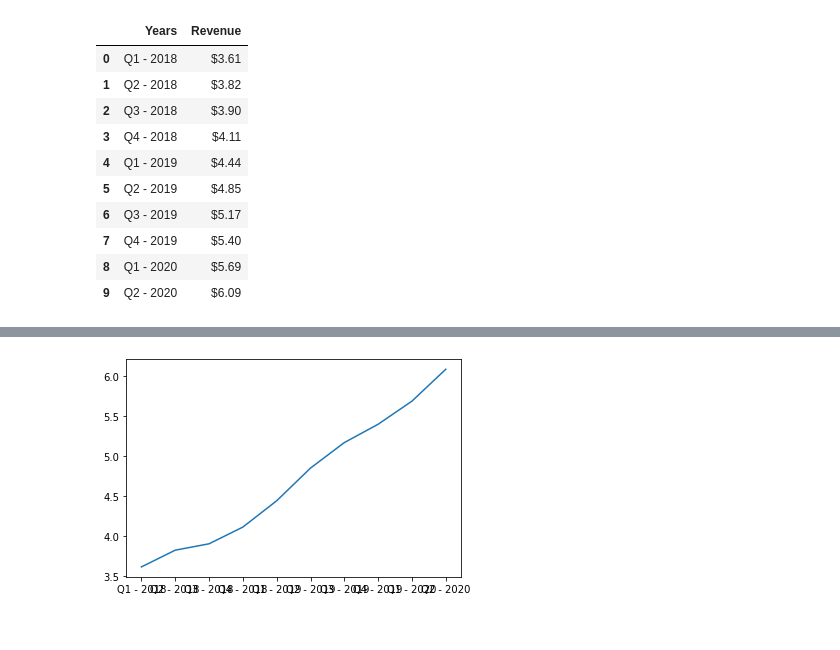
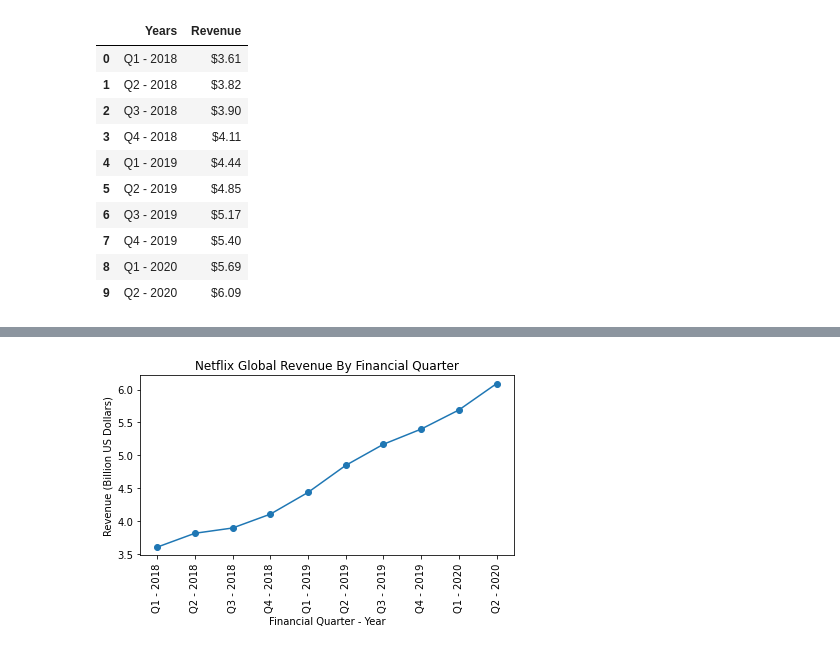
Before and after one commit to jimbleslilley/bootcamp-project-1, a Jupyter notebook: RegionGrowth.ipynb, the cells around one changed output, grey strips where cells are left out. Drawn from its saved outputs; the diff is of its cells as text; code cells hidden in the pictures.

Commit message:
added second graph

```diff
--- a/RegionGrowth.ipynb
+++ b/RegionGrowth.ipynb
@@ -76,9 +51,14 @@ AttributeError: module 'matplotlib.pyplot' has no attribute 'set_yticklabels'
-# %%
-x = group_year_df["Years"]
-y = group_year_df["Revenue"]
-
-fig, ax = plt.subplots()
-ax.plot(x, y)
-plt.show()
-# %% [output]
-[figure, removed]
+# %%
+#assign values
+x_axis = group_year_df["Years"]
+y_axis = group_year_df["Revenue"]
+
+#plot graph
+plt.plot(x_axis, y_axis, marker ="o", label="")
+plt.xticks(rotation=90)
+plt.title("Netflix Global Revenue By Financial Quarter")
+plt.xlabel("Financial Quarter - Year")
+plt.ylabel("Revenue (Billion US Dollars)")
+plt.tight_layout()
+# %% [output]
+[figure, added]
```
Also changed, not shown: parts of 6 cells of this notebook.
